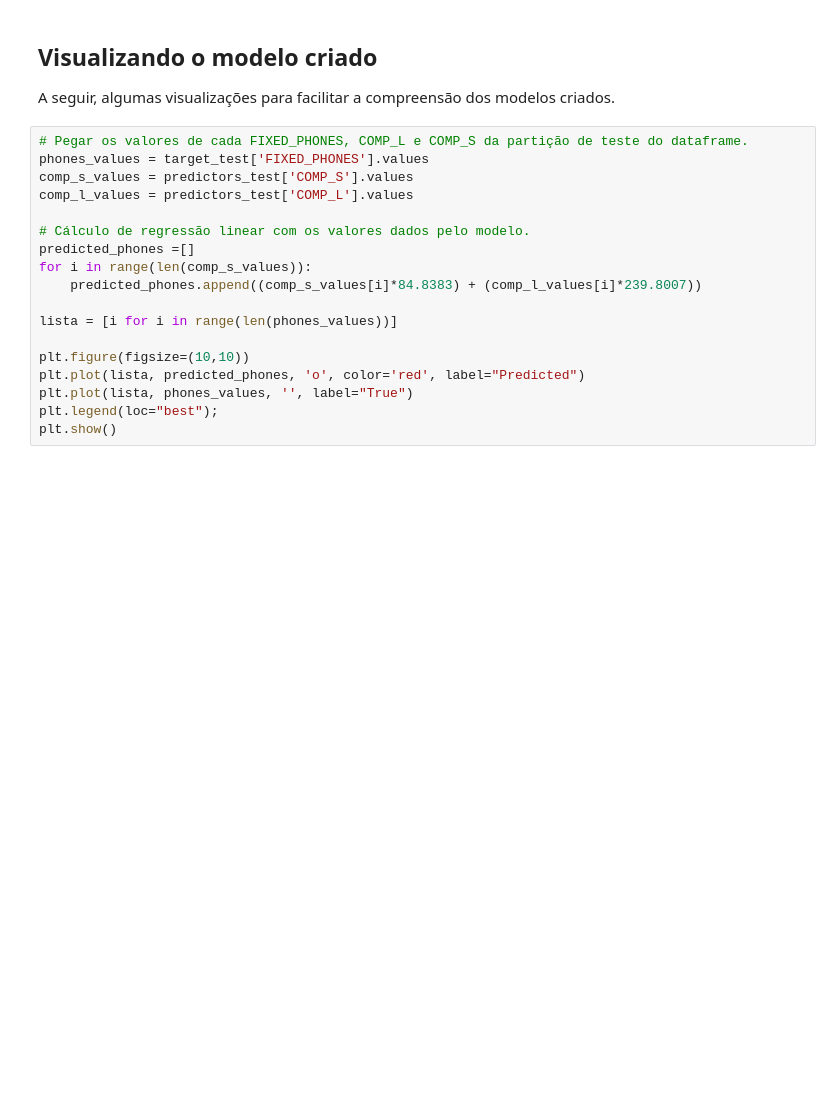
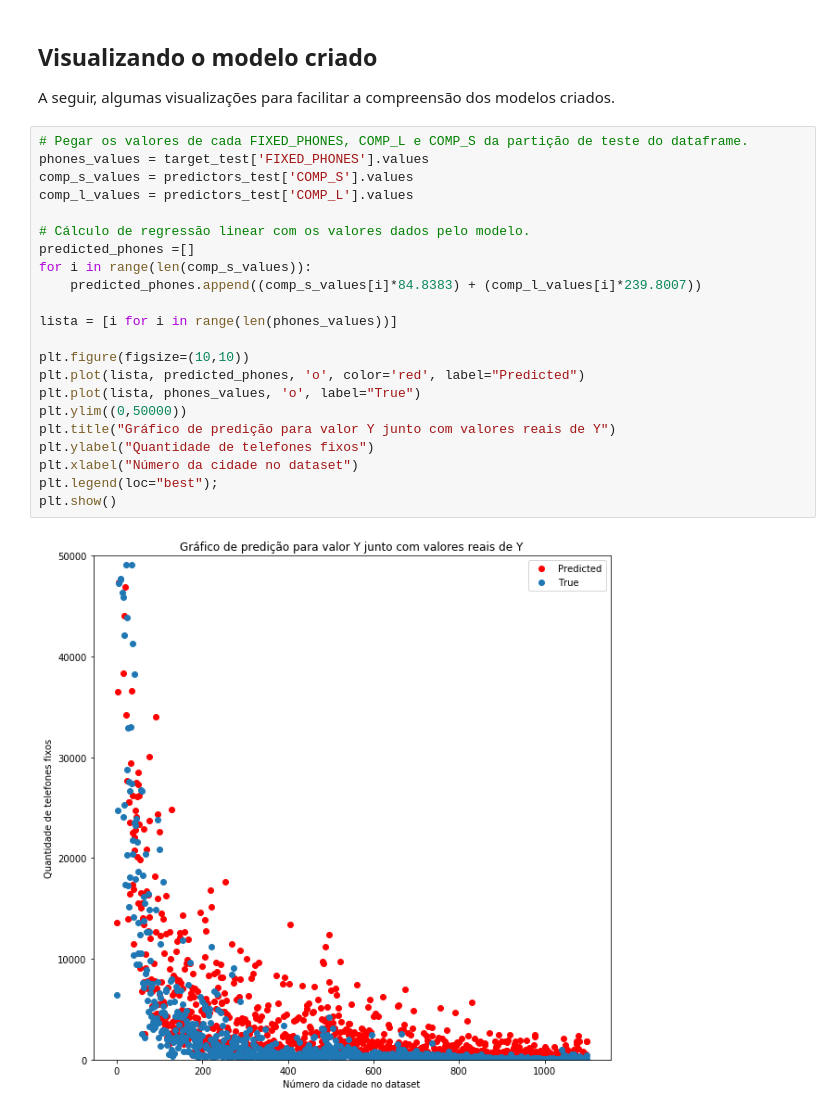
Before and after one commit to rafaelgdp/rlm-ea, a Jupyter notebook: src/regressao_linear_multipla.ipynb, the cells around one changed output. Cells and saved outputs as stored; diff of their text form; blank space fills up the shorter version.

Commit message:
graph_fixed

```diff
--- a/src/regressao_linear_multipla.ipynb
+++ b/src/regressao_linear_multipla.ipynb
@@ -404,19 +498,25 @@ A seguir, algumas visualizações para facilitar a compreensão dos modelos cria
 # %%
 # Pegar os valores de cada FIXED_PHONES, COMP_L e COMP_S da partição de teste do dataframe.
 phones_values = target_test['FIXED_PHONES'].values
 comp_s_values = predictors_test['COMP_S'].values
 comp_l_values = predictors_test['COMP_L'].values
 
 # Cálculo de regressão linear com os valores dados pelo modelo.
 predicted_phones =[]
 for i in range(len(comp_s_values)):
     predicted_phones.append((comp_s_values[i]*84.8383) + (comp_l_values[i]*239.8007))
 
 lista = [i for i in range(len(phones_values))]
 
 plt.figure(figsize=(10,10))
 plt.plot(lista, predicted_phones, 'o', color='red', label="Predicted")
-plt.plot(lista, phones_values, '', label="True")
+plt.plot(lista, phones_values, 'o', label="True")
+plt.ylim((0,50000))
+plt.title("Gráfico de predição para valor Y junto com valores reais de Y")
+plt.ylabel("Quantidade de telefones fixos")
+plt.xlabel("Número da cidade no dataset")
 plt.legend(loc="best");
 plt.show()
+# %% [output]
+[figure, added]
 # %% [markdown]
```
Also changed, not shown: parts of 10 cells of this notebook.
